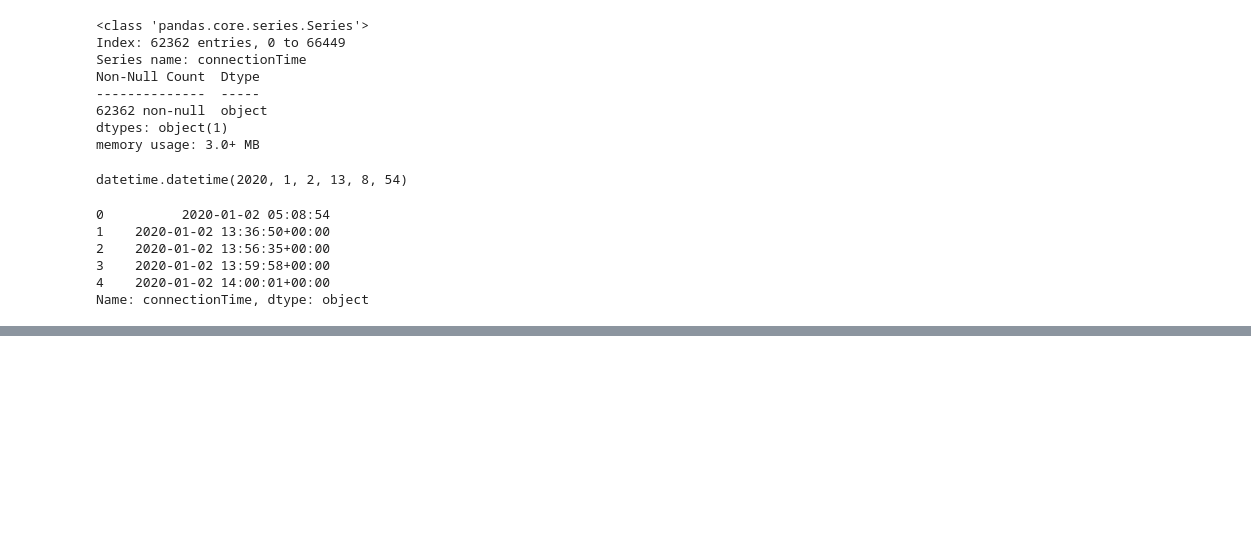
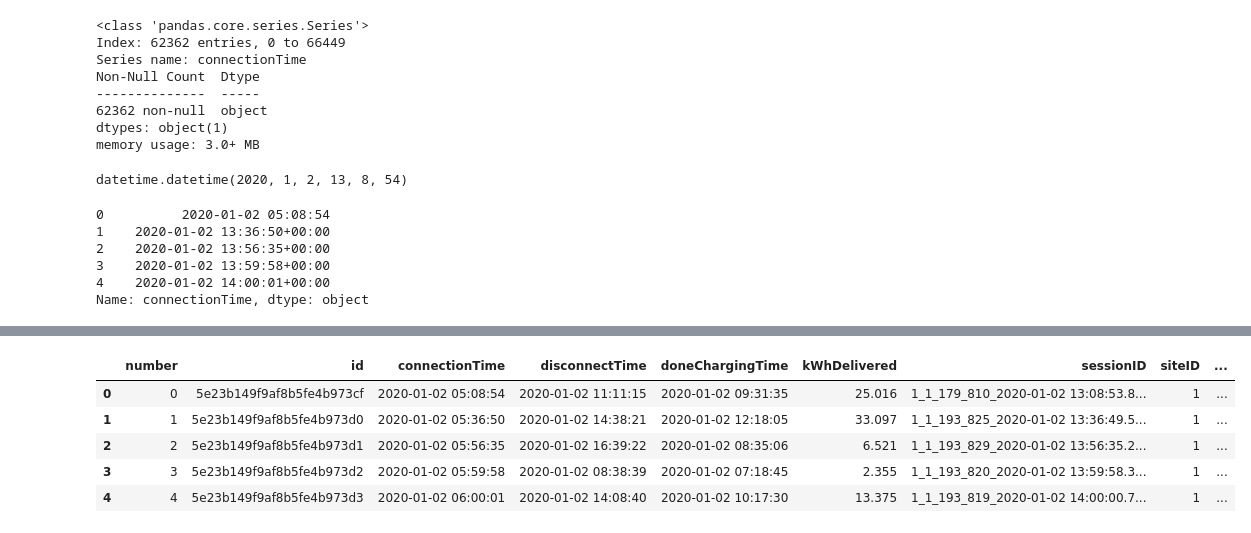
Before and after one commit to AnalyticsAvengers/AA_Project, a Jupyter notebook: 02_Descriptive_Analysis_testing.ipynb, the cells around one changed output, grey strips where cells are left out. Cells and saved outputs as stored; diff of their text form; code cells hidden in the pictures; blank space fills up the shorter version.

```diff
--- a/02_Descriptive_Analysis_testing.ipynb
+++ b/02_Descriptive_Analysis_testing.ipynb
@@ -524,25 +526,33 @@ Name: connectionTime, dtype: object
 cs_test2.loc[0, 'connectionTime'] = cs_test2.loc[0, 'connectionTime'] + timedelta(hours=8)
 cs_test2.loc[0, 'connectionTime'] = cs_test2.loc[0, 'connectionTime'].strftime('%Y-%m-%d %H:%M:%S+00:00')
 # %%
-#We now transform all the rows:
+#We now transform all the rows and change all datatime objects (which are in UTC) to the timezone for Los Angeles (GMT-8).
+for i in range(len(cs_test2)):
 
-for i in range(len(cs_test2)):
     try:
         connectionTime_str = cs_test2.loc[i, 'connectionTime']
         connectionTime_dt = datetime.strptime(connectionTime_str, '%Y-%m-%d %H:%M:%S+00:00')
-        cs_test2.loc[i, 'connectionTime'] = connectionTime_dt
+        cs_test2.loc[i, 'connectionTime'] = connectionTime_dt - timedelta(hours=8)
     except KeyError:
         # Handle the case where the index is not found
         pass
-# %%
-#Now we need to change the all datatime objects (which are in UTC) to the timezone for Los Angeles (GMT-8).
-
-for i in range(len(cs_test2)):
-    try:
-            cs_test2.loc[i, 'connectionTime'] = cs_test2.loc[i, 'connectionTime'] - timedelta(hours=8)
-    except KeyError:
-        # Handle the case where the index is not found
-        pass
+# %%
+# Lets do it for the other two data columns "disconnectTime" and "doneChargingTime":
+
+for i in range(len(cs_test2)):
+
+    try:
+            disconnectTime_str = cs_test2.loc[i, 'disconnectTime']
+            disconnectTime_dt = datetime.strptime(disconnectTime_str, '%Y-%m-%d %H:%M:%S+00:00')
+            cs_test2.loc[i, 'disconnectTime'] = disconnectTime_dt - timedelta(hours=8)
+
+            doneChargingTime_str = cs_test2.loc[i, 'doneChargingTime']
+            doneChargingTime_str = datetime.strptime(doneChargingTime_str, '%Y-%m-%d %H:%M:%S+00:00')
+            cs_test2.loc[i, 'doneChargingTime'] = doneChargingTime_str - timedelta(hours=8)
+
+    except KeyError:
+        # Handle the case where the index is not found
+        pass
 # %%
 #Now we can see the result:
 
@@ -556,0 +567,9 @@ Name: connectionTime, dtype: object
+# %%
+cs_test2.head()
+# %% [output]
+|  | number | id | connectionTime | disconnectTime | doneChargingTime | kWhDelivered | sessionID | siteID | ... |
+| 0 | 0 | 5e23b149f9af8b5fe4b973cf | 2020-01-02 05:08:54 | 2020-01-02 11:11:15 | 2020-01-02 09:31:35 | 25.016 | 1_1_179_810_2020-01-02 13:08:53.8... | 1 | ... |
+| 1 | 1 | 5e23b149f9af8b5fe4b973d0 | 2020-01-02 05:36:50 | 2020-01-02 14:38:21 | 2020-01-02 12:18:05 | 33.097 | 1_1_193_825_2020-01-02 13:36:49.5... | 1 | ... |
+| 2 | 2 | 5e23b149f9af8b5fe4b973d1 | 2020-01-02 05:56:35 | 2020-01-02 16:39:22 | 2020-01-02 08:35:06 | 6.521 | 1_1_193_829_2020-01-02 13:56:35.2... | 1 | ... |
+| 3 | 3 | 5e23b149f9af8b5fe4b973d2 | 2020-01-02 05:59:58 | 2020-01-02 08:38:39 | 2020-01-02 07:18:45 | 2.355 | 1_1_193_820_2020-01-02 13:59:58.3... | 1 | ... |
+| 4 | 4 | 5e23b149f9af8b5fe4b973d3 | 2020-01-02 06:00:01 | 2020-01-02 14:08:40 | 2020-01-02 10:17:30 | 13.375 | 1_1_193_819_2020-01-02 14:00:00.7... | 1 | ... |
```
Also changed, not shown: parts of 3 cells of this notebook.
